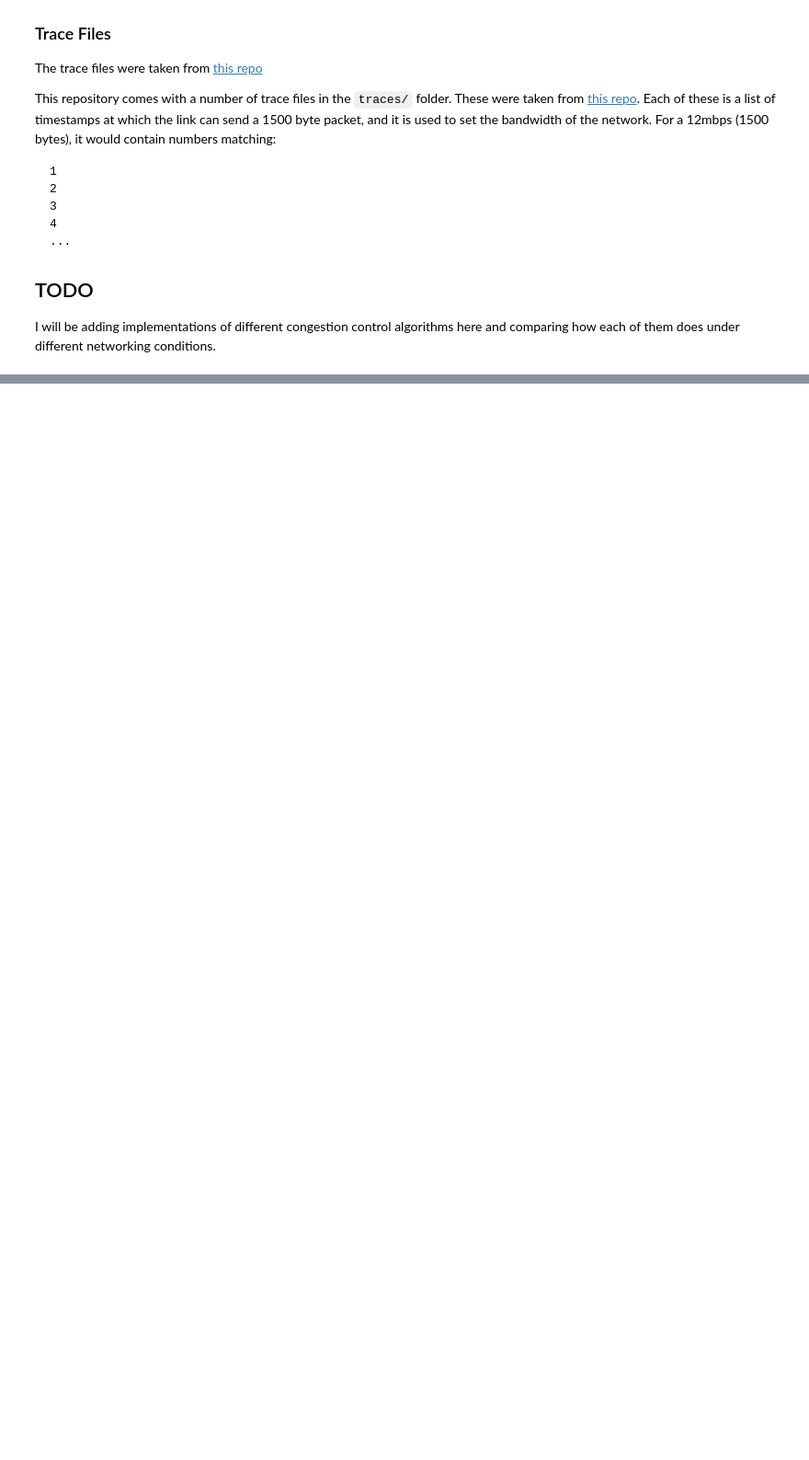
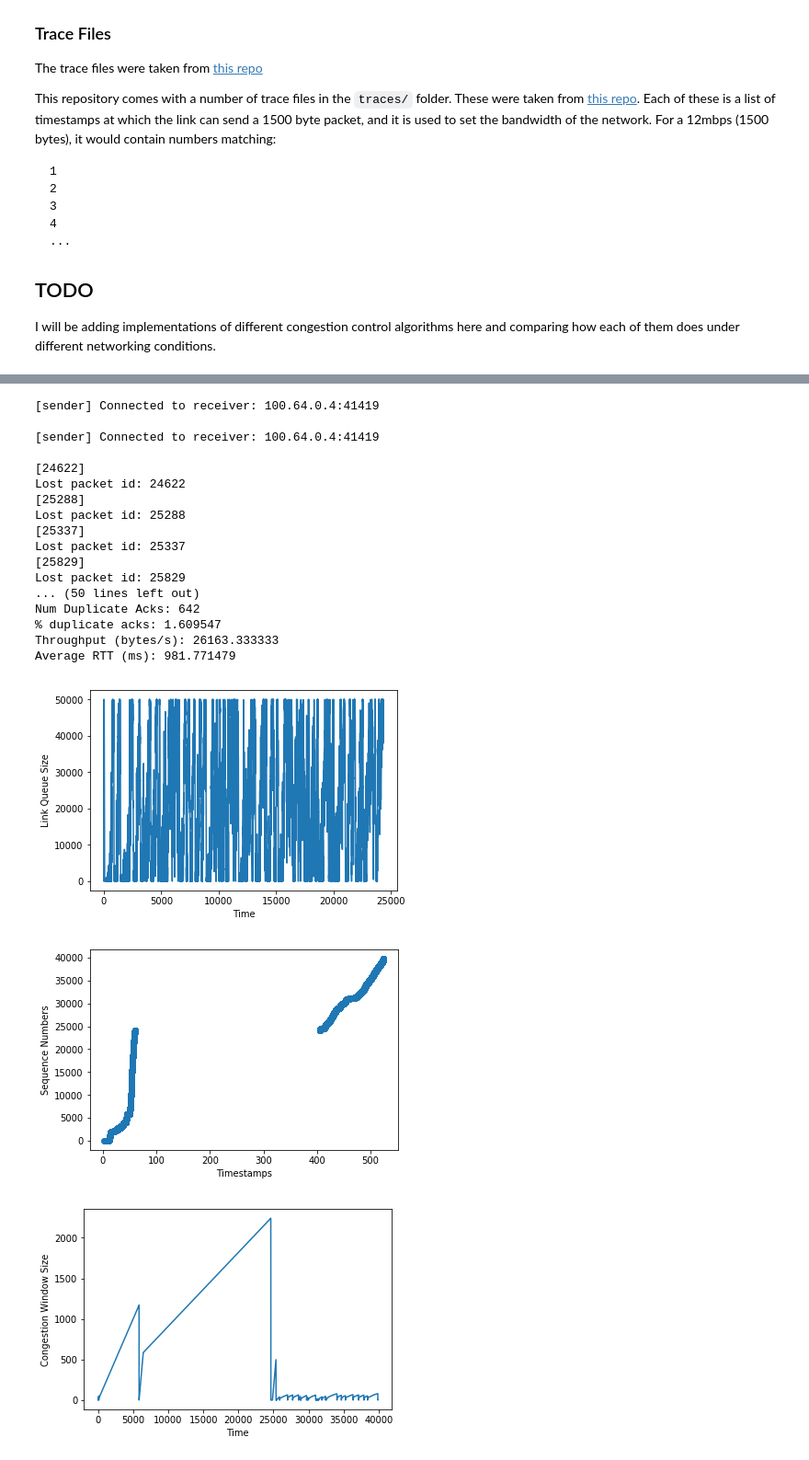
Before and after one commit to squidarth/network-performance-jupyter, a Jupyter notebook: Network-Performance-Testing.ipynb, the cells around one changed output, grey strips where cells are left out. Shown at 92% size. Drawn from its saved outputs; the diff is of its cells as text; code cells hidden in the pictures; blank space fills up the shorter version.

```diff
--- a/Network-Performance-Testing.ipynb
+++ b/Network-Performance-Testing.ipynb
@@ -342,7 +343,7 @@ class TahoeStrategy(SenderStrategy):
         self.time_since_retransmit = None
         self.retransmitting_packet = False
         self.ack_count = 0
-
+        self.timeout = 2
         self.fast_retransmitted_packets_in_flight = []
 
         self.duplicated_ack = None
@@ -360,9 +361,9 @@ class TahoeStrategy(SenderStrategy):
     def next_packet_to_send(self) -> Optional[str]:
         send_data = None
         in_greater_than_one_retransmit = False
-        if self.retransmitting_packet and self.time_of_retransmit and time.time() - self.time_of_retransmit > 1:
+        if self.retransmitting_packet and self.time_of_retransmit and time.time() - self.time_of_retransmit > self.timeout:
             # The retransmit packet timed out--resend it
-            print("Retransmitting > 1 time")
+#             print("Retransmitting > 1 time")
             self.retransmitting_packet = False
             in_greater_than_one_retransmit = True
 
@@ -373,9 +374,9 @@ class TahoeStrategy(SenderStrategy):
             send_data['is_retransmit'] = True
             serialized_data = json.dumps(send_data)
             self.retransmitting_packet = True
-            if in_greater_than_one_retransmit:
-                print("Retransmitting > 1 time")
-            print("retransmitting %d" % (self.fast_retransmit_packet['seq_num']))
+#             if in_greater_than_one_retransmit:
+#                 print("Retransmitting > 1 time")
+#             print("retransmitting %d" % (self.fast_retransmit_packet['seq_num']))
             self.time_of_retransmit = time.time()
 
         elif self.window_is_open():
@@ -393,7 +394,7 @@ class TahoeStrategy(SenderStrategy):
             # isn't how TCP actually works--traditional TCP uses exponential
             # backoff for computing the timeouts
             for seq_num, segment in self.unacknowledged_packets.items():
-                if seq_num < self.seq_num and time.time() - segment['send_ts'] > TIMEOUT:
+                if seq_num < self.seq_num and time.time() - segment['send_ts'] > self.timeout:
                     print("Timedout packet id: %d and current seq_num is %d" % (seq_num, self.seq_num))
                     segment['send_ts'] = time.time()
                     segment['is_retransmit'] = True
@@ -444,7 +445,7 @@ class TahoeStrategy(SenderStrategy):
                 self.curr_duplicate_acks = 0
                 self.seq_num = ack['seq_num'] + 1
 
-                print("Recovering from fast retrasmit w/ seq_num %d, new seq_num is %d" % (ack['seq_num'], self.seq_num))
+               # print("Recovering from fast retrasmit w/ seq_num %d, new seq_num is %d" % (ack['seq_num'], self.seq_num))
                 self.fast_retransmitted_packets_in_flight = []
 
             # Acknowledge all packets where seq_num < ack['seq_num']
@@ -460,6 +461,7 @@ class TahoeStrategy(SenderStrategy):
             self.sent_bytes = ack['ack_bytes']
             rtt = float(time.time() - ack['send_ts'])
             self.rtts.append(rtt)
+            self.timeout = rtt * 1.2
             if self.cwnd < self.slow_start_thresh:
                 # In slow start
                 self.cwnd += 1
@@ -546,0 +643,34 @@ run_with_mahi_settings(mahimahi_settings, 120, [Sender(port, strat)])
+# %%
+mahimahi_settings = {
+    'delay': 88,
+    'queue_size': 50000,
+    'trace_file': TRACE_FILES['2.64MBPS']
+}
+
+port1 = get_open_udp_port()
+port2 = get_open_udp_port()
+
+strat1 = TahoeStrategy(10, 1)
+strat2 = CubicStrategy(4)
+run_with_mahi_settings(mahimahi_settings, 120, [Sender(port, strat), Sender(port2, strat2)])
+# %% [output]
+[sender] Connected to receiver: 100.64.0.4:41419
+
+[sender] Connected to receiver: 100.64.0.4:41419
+
+[24622]
+Lost packet id: 24622
+[25288]
+Lost packet id: 25288
+[25337]
+Lost packet id: 25337
+[25829]
+Lost packet id: 25829
+... (50 lines left out)
+Num Duplicate Acks: 642
+% duplicate acks: 1.609547
+Throughput (bytes/s): 26163.333333
+Average RTT (ms): 981.771479
+[figure, added]
+[figure, added]
+[figure, added]
```
Also changed, not shown: parts of 11 cells of this notebook.
